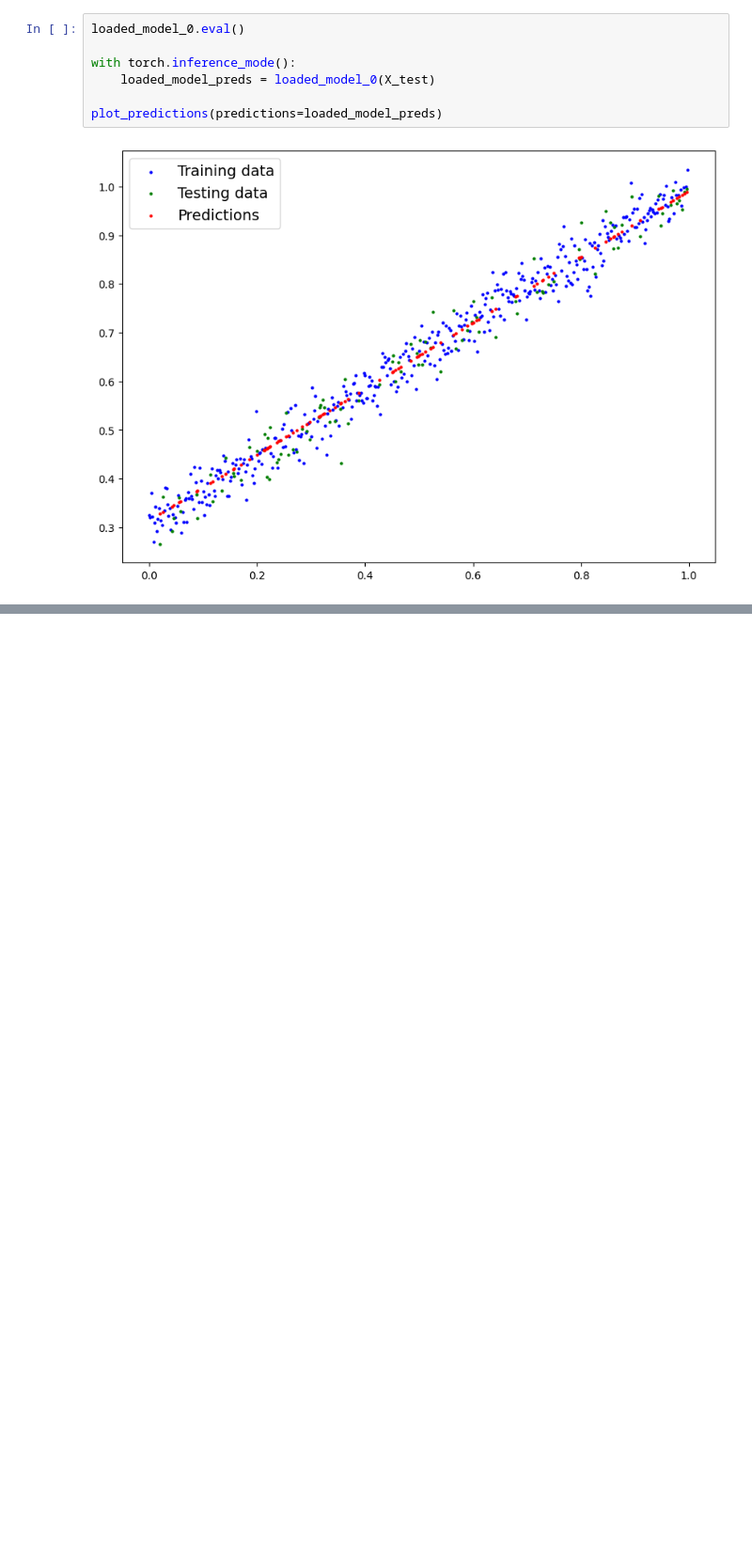
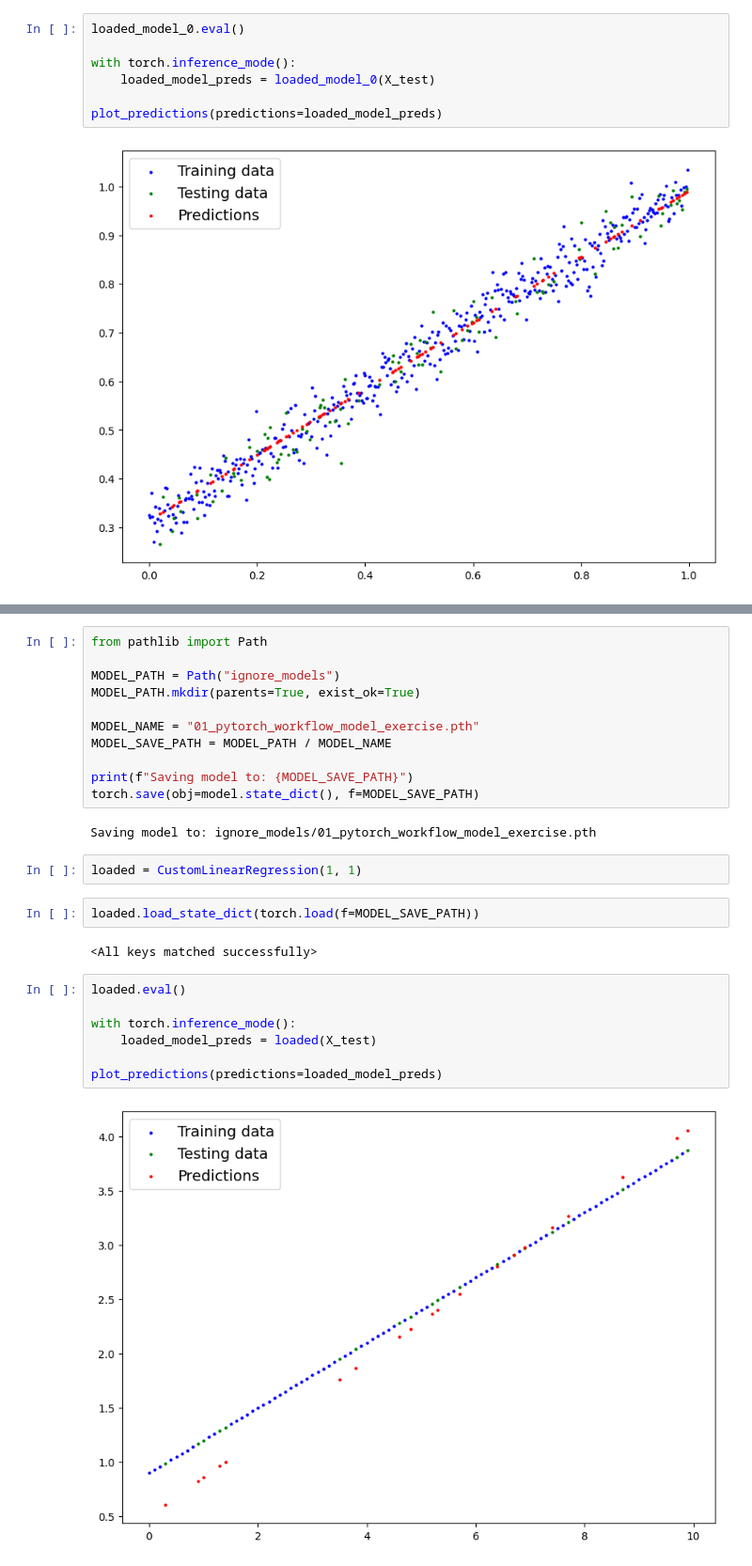
Before and after one commit to joseFranciscoHS/TechJourney, a Jupyter notebook: PytorchZeroToMastery/1_WorkflowFundamentals.ipynb, the cells around one changed output, grey strips where cells are left out. Shown at 94% size. Drawn from its saved outputs; the diff is of its cells as text; blank space fills up the shorter version.

```diff
--- a/PytorchZeroToMastery/1_WorkflowFundamentals.ipynb
+++ b/PytorchZeroToMastery/1_WorkflowFundamentals.ipynb
@@ -217,0 +412,28 @@ plot_predictions(predictions=loaded_model_preds)
+# %%
+from pathlib import Path
+
+MODEL_PATH = Path("ignore_models")
+MODEL_PATH.mkdir(parents=True, exist_ok=True)
+
+MODEL_NAME = "01_pytorch_workflow_model_exercise.pth"
+MODEL_SAVE_PATH = MODEL_PATH / MODEL_NAME
+
+print(f"Saving model to: {MODEL_SAVE_PATH}")
+torch.save(obj=model.state_dict(), f=MODEL_SAVE_PATH)
+# %% [output]
+Saving model to: ignore_models/01_pytorch_workflow_model_exercise.pth
+# %%
+loaded = CustomLinearRegression(1, 1)
+# %%
+loaded.load_state_dict(torch.load(f=MODEL_SAVE_PATH))
+# %% [output]
+<All keys matched successfully>
+# %%
+loaded.eval()
+
+with torch.inference_mode():
+    loaded_model_preds = loaded(X_test)
+
+plot_predictions(predictions=loaded_model_preds)
+# %% [output]
+[figure, added]
```
Also changed, not shown: parts of 17 cells of this notebook.
